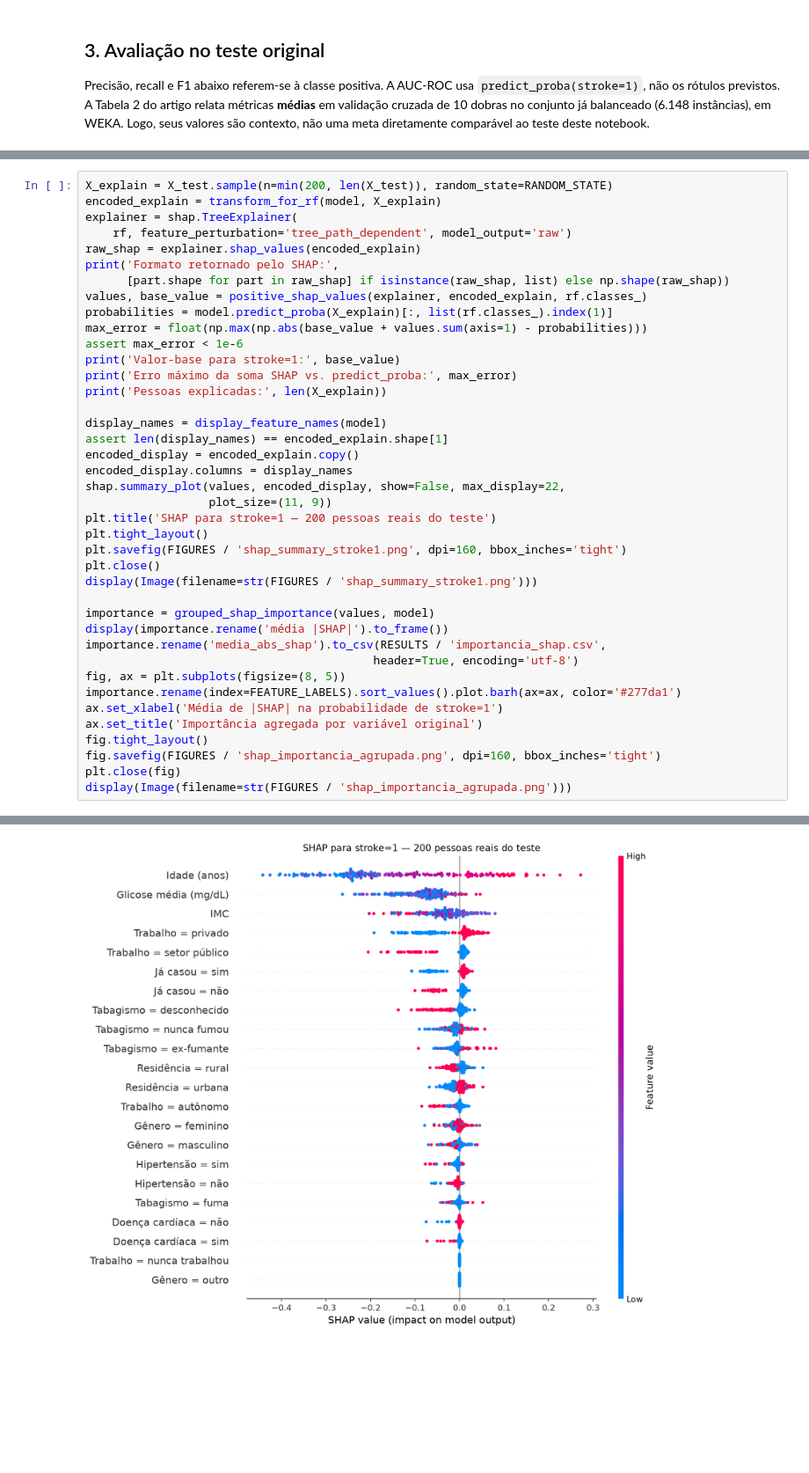
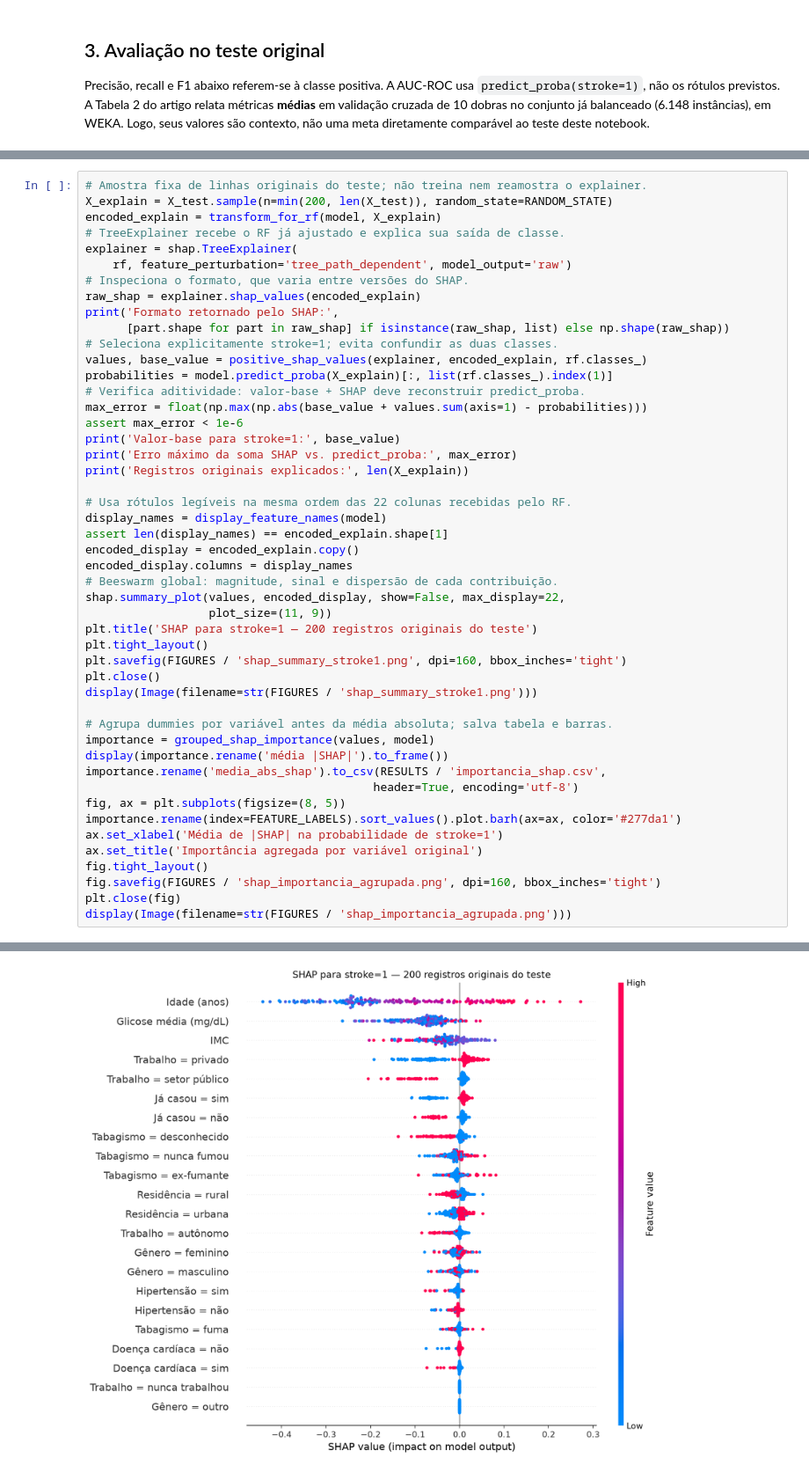
Before and after one commit to Erasmojuniordev/xai-avc-shap, a Jupyter notebook: notebooks/02_modelo_e_shap.ipynb, the cells around one changed output, grey strips where cells are left out. Shown at 88% size. Cells and saved outputs as stored; diff of their text form; blank space fills up the shorter version.

```diff
--- a/notebooks/02_modelo_e_shap.ipynb
+++ b/notebooks/02_modelo_e_shap.ipynb
@@ -116,31 +130,39 @@ Explicamos uma amostra reprodutível de 200 **registros reais do teste**, no esp
 # %%
+# Amostra fixa de linhas originais do teste; não treina nem reamostra o explainer.
 X_explain = X_test.sample(n=min(200, len(X_test)), random_state=RANDOM_STATE)
 encoded_explain = transform_for_rf(model, X_explain)
+# TreeExplainer recebe o RF já ajustado e explica sua saída de classe.
 explainer = shap.TreeExplainer(
     rf, feature_perturbation='tree_path_dependent', model_output='raw')
+# Inspeciona o formato, que varia entre versões do SHAP.
 raw_shap = explainer.shap_values(encoded_explain)
 print('Formato retornado pelo SHAP:',
       [part.shape for part in raw_shap] if isinstance(raw_shap, list) else np.shape(raw_shap))
+# Seleciona explicitamente stroke=1; evita confundir as duas classes.
 values, base_value = positive_shap_values(explainer, encoded_explain, rf.classes_)
 probabilities = model.predict_proba(X_explain)[:, list(rf.classes_).index(1)]
+# Verifica aditividade: valor-base + SHAP deve reconstruir predict_proba.
 max_error = float(np.max(np.abs(base_value + values.sum(axis=1) - probabilities)))
 assert max_error < 1e-6
 print('Valor-base para stroke=1:', base_value)
 print('Erro máximo da soma SHAP vs. predict_proba:', max_error)
-print('Pessoas explicadas:', len(X_explain))
+print('Registros originais explicados:', len(X_explain))
 
+# Usa rótulos legíveis na mesma ordem das 22 colunas recebidas pelo RF.
 display_names = display_feature_names(model)
 assert len(display_names) == encoded_explain.shape[1]
 encoded_display = encoded_explain.copy()
 encoded_display.columns = display_names
+# Beeswarm global: magnitude, sinal e dispersão de cada contribuição.
 shap.summary_plot(values, encoded_display, show=False, max_display=22,
                   plot_size=(11, 9))
-plt.title('SHAP para stroke=1 — 200 pessoas reais do teste')
+plt.title('SHAP para stroke=1 — 200 registros originais do teste')
 plt.tight_layout()
 plt.savefig(FIGURES / 'shap_summary_stroke1.png', dpi=160, bbox_inches='tight')
 plt.close()
 display(Image(filename=str(FIGURES / 'shap_summary_stroke1.png')))
 
+# Agrupa dummies por variável antes da média absoluta; salva tabela e barras.
 importance = grouped_shap_importance(values, model)
 display(importance.rename('média |SHAP|').to_frame())
 importance.rename('media_abs_shap').to_csv(RESULTS / 'importancia_shap.csv',
@@ -161,4 +183,4 @@ Pessoas explicadas: 200
-[figure, old version]
+[figure, new version]
 |  | média |SHAP| |
 | age | 0.176444 |
 | avg_glucose_level | 0.081577 |
```
Also changed, not shown: parts of 10 cells of this notebook, 14 other files.
